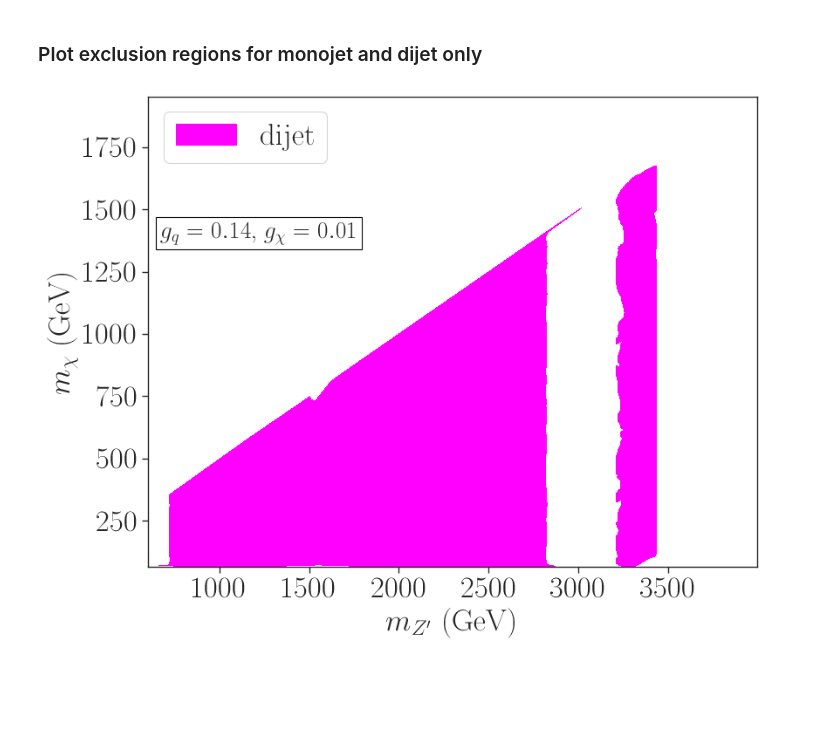
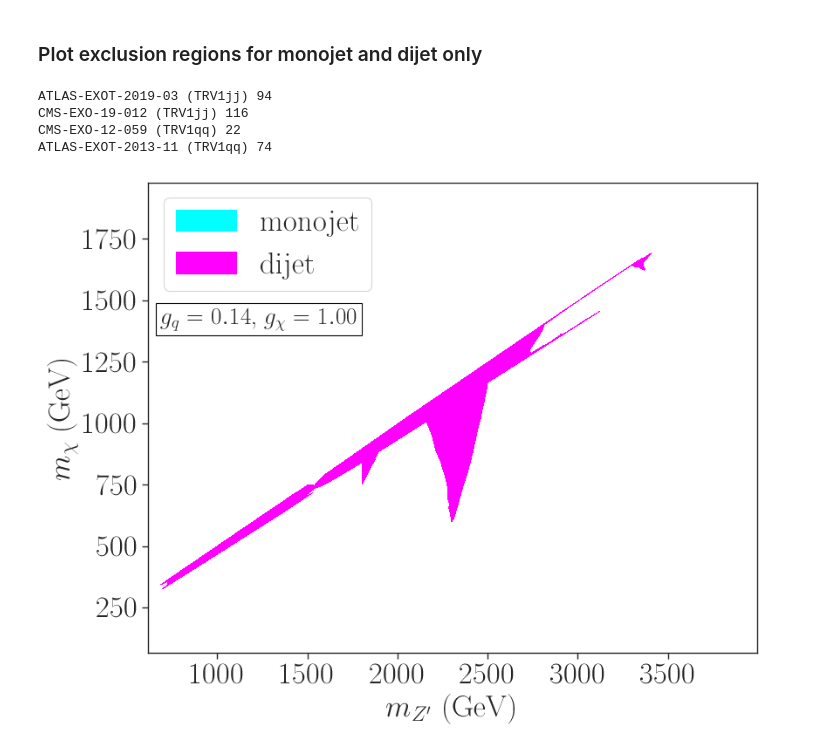
Before and after one commit to SModelS/smodelsv3-paper, a Jupyter notebook: scan/2MDM-monojet-vs-dijet-plots.ipynb, the cells around one changed output. Cells and saved outputs as stored; diff of their text form; code cells hidden in the pictures; blank space fills up the shorter version.

```diff
--- a/scan/2MDM-monojet-vs-dijet-plots.ipynb
+++ b/scan/2MDM-monojet-vs-dijet-plots.ipynb
@@ -56,7 +56,7 @@ def convertLabel(label):
 #### Get data in pcl format and print all columns names
 # %%
 #Merge with SModelS DataFrame
-pclFiles = ['./smodels_results_slha_gchi_001.pcl']
+pclFiles = ['./smodels_results_slha_gchi_001.pcl', './smodels_results_48k.pcl']
 dfs = [pd.read_pickle(i) for i in pclFiles]
 dataDF = pd.concat(dfs, ignore_index=True)
 print(dataDF.columns.values.tolist()) #Print all columns names
@@ -208,7 +213,7 @@ array([0.14 , 0.13 , 0.125, 0.12 , 0.25 , 0.2  , 0.1  , 0.15 , 0.145])
 plt.colormaps['RdYlBu_r']
 plt.figure(figsize=(15,10))
 
-gqv = 0.145
+gqv = 0.14
 gchi = 0.01
 
 
@@ -218,6 +223,7 @@ for label in excluded['label'].unique():
     data = newDF.sort_values('ExptRes.result.r').drop_duplicates(['filename'], keep='last')
     data = data[(data['extpar.1']==gchi)&(data['extpar.2']==gqv)&(data['ExptRes.result.r']>=1.0)]
     data = data[data['label']==label]
+    print(label,len(data))
 
     x = data['mass.9900032'].dropna()
     y = data['mass.9000006'].dropna()
@@ -275,56 +280,62 @@ plt.colormaps['RdYlBu_r']
 plt.figure(figsize=(9,7))
 
 gqv = 0.14
-gchi = 0.01
+gchi = 1.0
 
-# x = dataDF['mass.9900032'][(dataDF['extpar.1']==gchi)&(dataDF['extpar.3']==gqv)].dropna()
-# y = dataDF['mass.9000006'][(dataDF['extpar.1']==gchi)&(dataDF['extpar.3']==gqv)].dropna()
-# c = dataDF['ExptRes.result0.r'][(dataDF['extpar.1']==gchi)&(dataDF['extpar.3']==gqv)].dropna()
-
+# x = newDF['mass.9900032'][(newDF['extpar.1']==1.0)&(newDF['extpar.2']==0.14)]
+# y = newDF['mass.9000006'][(newDF['extpar.1']==1.0)&(newDF['extpar.2']==0.14)]
+# c = newDF['ExptRes.result.r'][(newDF['extpar.1']==1.0)&(newDF['extpar.2']==0.14)]
 # sc = plt.scatter(x,y,c=c,s=40,cmap=cm, vmin=0.8,vmax=1.2)
+# cb = plt.colorbar(sc)
 
 for label in excluded['label'].unique():
     if 'CMS-EXO-16-057' in label: continue
-#     if 'ATLAS-EXOT-2018-48' in label: continue
-#     if 'CMS-EXO-20-008' in label: continue
+    if 'ATLAS-EXOT-2018-48' in label: continue
+    if 'CMS-EXO-20-008' in label: continue
+    if 'CMS-EXO-20-004' in label: continue
 #     if 'ATLAS-EXOT-2013-11' in label: continue
 #     if 'ATLAS-EXOT-2019-03' in label: continue
 #     if 'CMS-EXO-12-059' in label: continue
 #     print(label)
-    data = newDF[(newDF['extpar.1']==gchi)&(newDF['extpar.2']==gqv) & (newDF['label']==label)]
+    data = newDF[(newDF['extpar.1']==gchi)&(newDF['extpar.2']==gqv)&(newDF['label']==label)]
+    print(label,len(data[data['ExptRes.result.r']>=1]))
     rData = data['ExptRes.result.r']
     if len(rData) == 0: continue
     pts = np.array([y for y in product(np.linspace(200.,4100.,300),np.linspace(0.,2000.,300))])
     rPts = griddata(list(zip(data['mass.9900032'],data['mass.9000006'])),rData,pts)
     pts = pts[~np.isnan(rPts)]
     rPts = rPts[~np.isnan(rPts)]
 #     if rData.max() > 1:
 #         print(len(rData))
 #         print(rData.max())
     if 'CMS-EXO-20-004' in label:
         plt.tricontourf(pts[:,0],pts[:,1], rPts, levels=[1.0, max(rPts)], alpha=1.0, colors='cyan')
     else:
         plt.tricontourf(pts[:,0],pts[:,1], rPts, levels=[1.0, max(rPts)], alpha=1.0, colors='magenta')
 
 
-plt.legend(handles=[legend[1]], fontsize=25, loc='upper left')
+plt.legend(handles=[legend[0], legend[1]], fontsize=25, loc='upper left')
 
 # cb = plt.colorbar(sc)
 # cb.ax.tick_params(labelsize=25)
 # cb.set_label(label=r'$r$',size=25)
 
 plt.xlabel(r'$m_{Z^{\prime}}$ (GeV)', fontsize=25)
 plt.ylabel(r'$m_{\chi}$ (GeV)', fontsize=25)
 plt.text(0.02,0.7,r'$g_{q} = %1.2f$, $g_{\chi} = %1.2f$' % (gqv, gchi),fontsize=20,
          bbox=dict(facecolor='white', edgecolor='black'),transform = plt.gca().transAxes)
 
 # plt.text(900,1330,r'$j = u, d, c, s, b$',fontsize=18)
 # plt.savefig('exclusions_2mdm_all.png')
 plt.yticks(fontsize=25)
 plt.xticks(fontsize=25)
 plt.show()
 # %% [output]
+ATLAS-EXOT-2019-03 (TRV1jj) 94
+CMS-EXO-19-012 (TRV1jj) 116
+CMS-EXO-12-059 (TRV1qq) 22
+ATLAS-EXOT-2013-11 (TRV1qq) 74
-[figure, old version]
+[figure, new version]
 # %%
 dijetAnas = ['ATLAS-EXOT-2019-03', 'CMS-EXO-19-012', 'ATLAS-EXOT-2013-11',
            'CMS-EXO-12-059']
```
Also changed, not shown: parts of 19 cells of this notebook.
